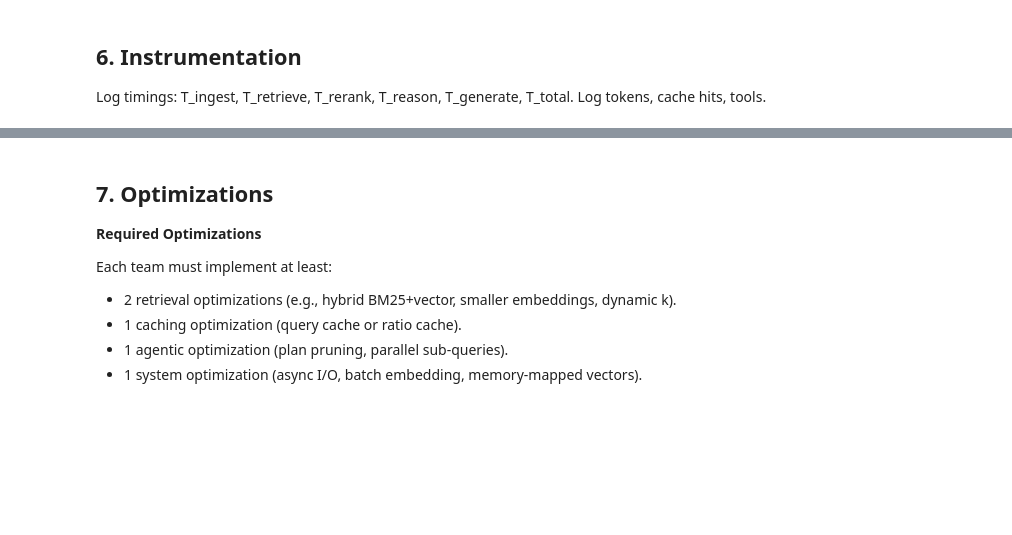
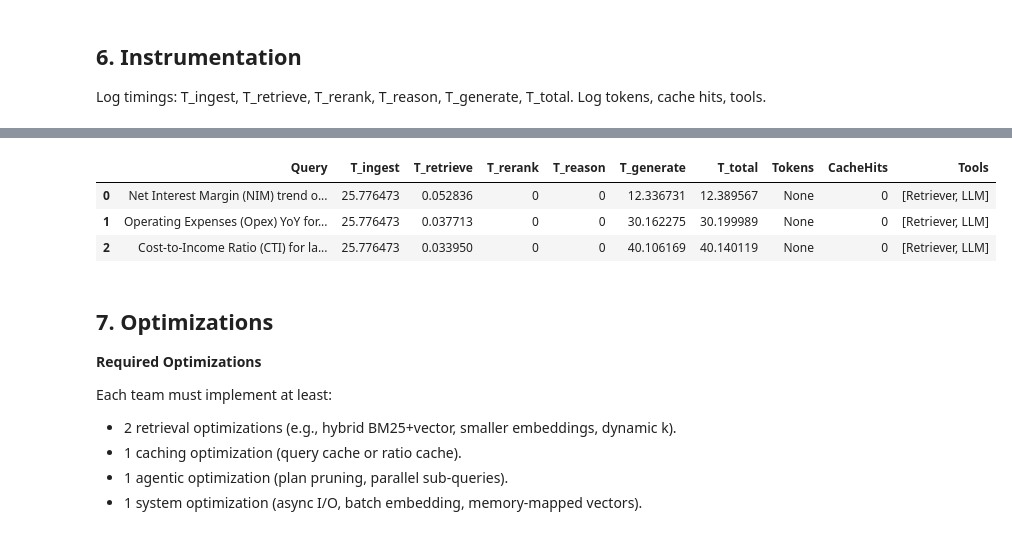
Before and after one commit to MuhammedIrshath49/ICT3113_G10, a Jupyter notebook: Agent_CFO_Project_Template.ipynb, the cells around one changed output, grey strips where cells are left out. Drawn from its saved outputs; the diff is of its cells as text; code cells hidden in the pictures; blank space fills up the shorter version.

```diff
--- a/Agent_CFO_Project_Template.ipynb
+++ b/Agent_CFO_Project_Template.ipynb
@@ -419,7 +599,96 @@ Run these 3 standardized queries. Produce JSON then prose answers with citations
 
 Log timings: T_ingest, T_retrieve, T_rerank, T_reason, T_generate, T_total. Log tokens, cache hits, tools.
 # %%
-# Example instrumentation schema
+# =============================
+# Part 6. Instrumentation
+# =============================
+
 import pandas as pd
-logs = pd.DataFrame(columns=['Query','T_ingest','T_retrieve','T_rerank','T_reason','T_generate','T_total','Tokens','CacheHits','Tools'])
+import time
+
+# Create logs DataFrame
+logs = pd.DataFrame(columns=[
+    'Query',
+    'T_ingest', 'T_retrieve', 'T_rerank', 'T_reason',
+    'T_generate', 'T_total',
+    'Tokens', 'CacheHits', 'Tools'
+])
+
+def instrumented_pipeline(query: str, top_k: int = 5):
+    """
+    Runs pipeline with instrumentation (timing + usage logging).
+    """
+    global logs
+    timings = {}
+    start_total = time.time()
+
+    # --- Retrieval ---
+    start_retrieve = time.time()
+    retrieved_docs = cfo_rag.hybrid_retrieve(query, top_k=top_k)
+    timings['T_retrieve'] = time.time() - start_retrieve
+
+    if not retrieved_docs:
+        return {"error": "No documents retrieved."}
+
+    # --- Build context ---
+    context = "\n\n".join([f"{doc['citation']}: {doc['text']}" for doc in retrieved_docs])
+
+    # --- Generation ---
+    start_generate = time.time()
+    prompt = f"""
+    You are a financial analyst assistant.
+    Answer the query based only on the provided reports.
+    Always include citations (filename + page).
+
+    Query: {query}
+
+    Reports:
+    {context}
+    """
+    response = llm_model.generate_content(prompt)
+    timings['T_generate'] = time.time() - start_generate
+
+    # --- Total time ---
+    timings['T_total'] = time.time() - start_total
+
+    # --- Collect metrics ---
+    new_row = {
+        'Query': query,
+        'T_ingest': cfo_rag.metrics.get('T_ingest', 0),
+        'T_retrieve': timings['T_retrieve'],
+        'T_rerank': cfo_rag.metrics.get('T_rerank', 0),
+        'T_reason': 0,   # placeholder
+        'T_generate': timings['T_generate'],
+        'T_total': timings['T_total'],
+        'Tokens': None,      # Gemini doesn’t return token counts yet
+        'CacheHits': 0,      # extend later if caching is added
+        'Tools': ['Retriever', 'LLM']
+    }
+    logs = pd.concat([logs, pd.DataFrame([new_row])], ignore_index=True)
+
+    return {
+        "query": query,
+        "citations": [doc["citation"] for doc in retrieved_docs],
+        "answer": response.text.strip()
+    }
+
+def run_benchmark_instrumented(queries, top_k=5):
+    results = []
+    for q in queries:
+        print(f"\n=== Running Instrumented Benchmark: {q['name']} ===")
+        output = instrumented_pipeline(q["query"], top_k=top_k)
+        results.append({
+            "name": q["name"],
+            "query": q["query"],
+            "expected": q["expected"],
+            "citations": output.get("citations", []),
+            "answer": output.get("answer", "Error: no answer")
+        })
+    return results
+
+# 🔹 Run instrumented benchmarks
+benchmark_results_instrumented = run_benchmark_instrumented(benchmark_queries, top_k=5)
+
+# Show instrumentation logs (should have 3 rows now)
 logs
+# %% [output]
@@ -426,3 +698,7 @@ logs
+|  | Query | T_ingest | T_retrieve | T_rerank | T_reason | T_generate | T_total | Tokens | CacheHits | Tools |
+| 0 | Net Interest Margin (NIM) trend o... | 25.776473 | 0.052836 | 0 | 0 | 12.336731 | 12.389567 | None | 0 | [Retriever, LLM] |
+| 1 | Operating Expenses (Opex) YoY for... | 25.776473 | 0.037713 | 0 | 0 | 30.162275 | 30.199989 | None | 0 | [Retriever, LLM] |
+| 2 | Cost-to-Income Ratio (CTI) for la... | 25.776473 | 0.033950 | 0 | 0 | 40.106169 | 40.140119 | None | 0 | [Retriever, LLM] |
 # %% [markdown]
 ## 7. Optimizations
 
```
Also changed, not shown: parts of 4 cells of this notebook, 1 other file.
